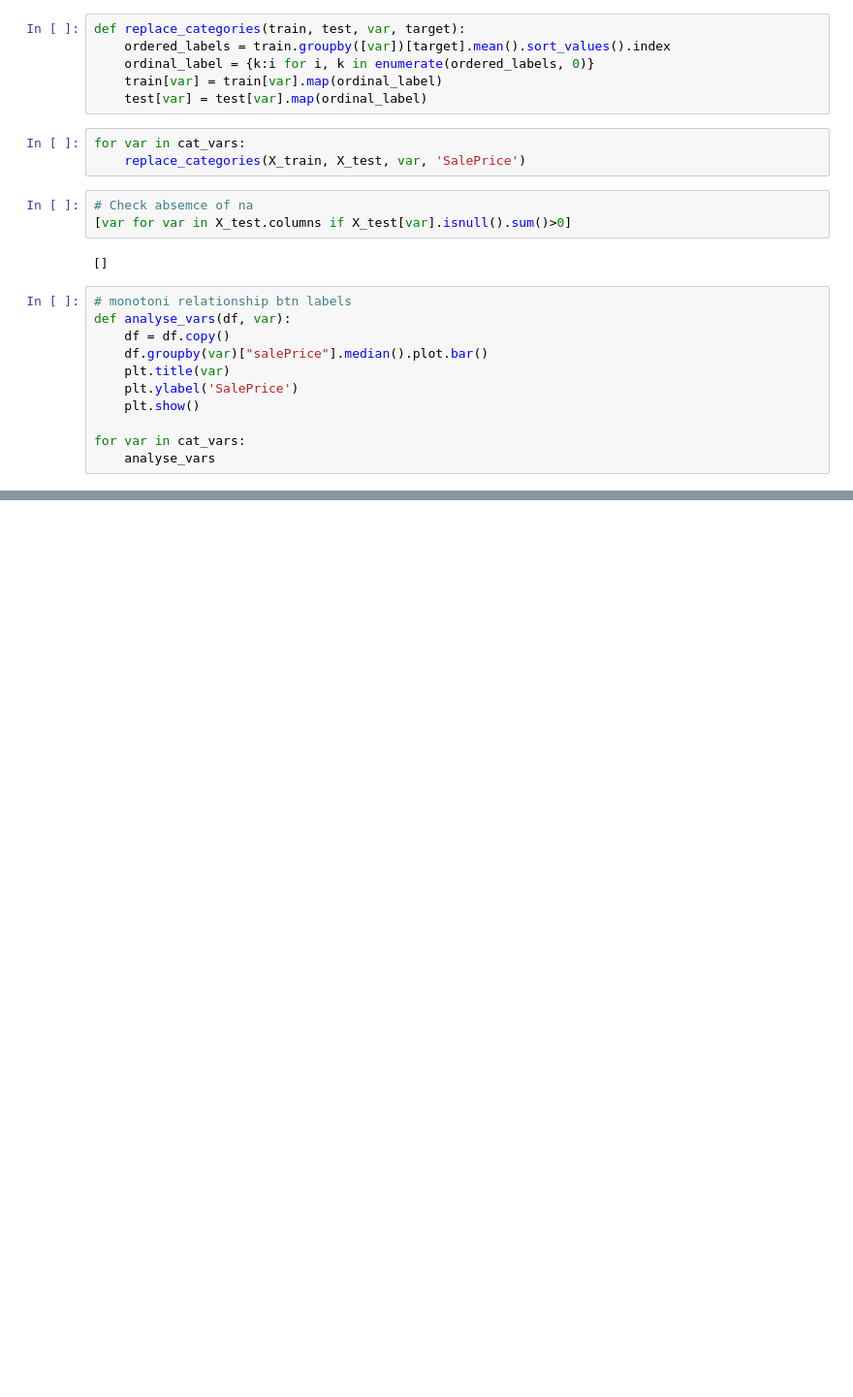
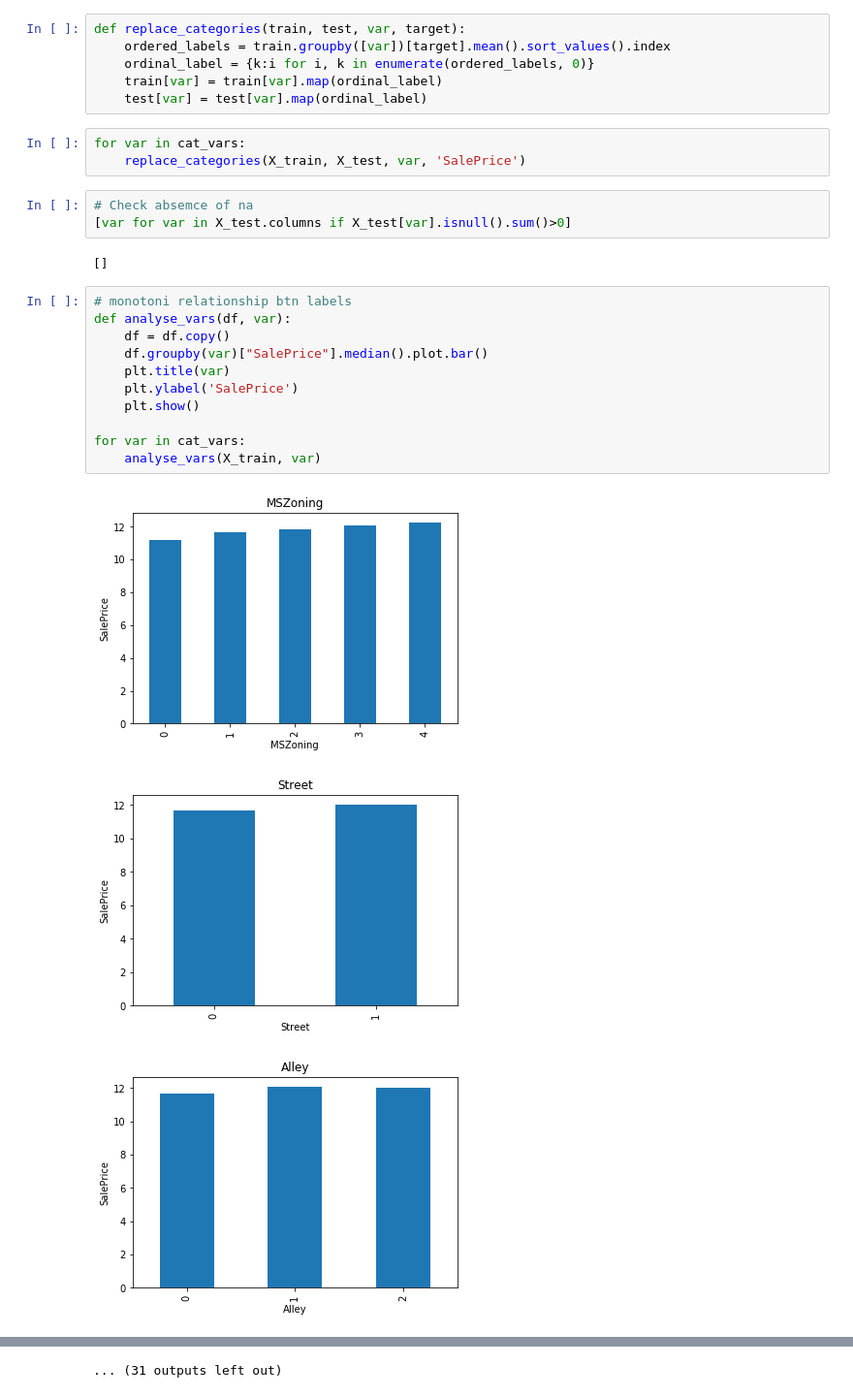
Before and after one commit to Joseorina/deploy_ml_models, a Jupyter notebook: jupyter_notebooks/feature_engineering.ipynb, the cells around one changed output, grey strips where cells are left out. Shown at 97% size. Saved outputs shown, nothing was run; the diff lists cells and outputs as text; blank space fills up the shorter version.

```diff
--- a/jupyter_notebooks/feature_engineering.ipynb
+++ b/jupyter_notebooks/feature_engineering.ipynb
@@ -213,11 +213,15 @@ for var in cat_vars:
 # %%
 # monotoni relationship btn labels
 def analyse_vars(df, var):
     df = df.copy()
-    df.groupby(var)["salePrice"].median().plot.bar()
+    df.groupby(var)["SalePrice"].median().plot.bar()
     plt.title(var)
     plt.ylabel('SalePrice')
     plt.show()
 
 for var in cat_vars:
-    analyse_vars
+    analyse_vars(X_train, var)
+# %% [output]
+[figure, added]
+[figure, added]
+[figure, added]
@@ -223,0 +237 @@ for var in cat_vars:
+... (31 outputs left out)
```
Also changed, not shown: parts of 8 cells of this notebook, 2 other files.
